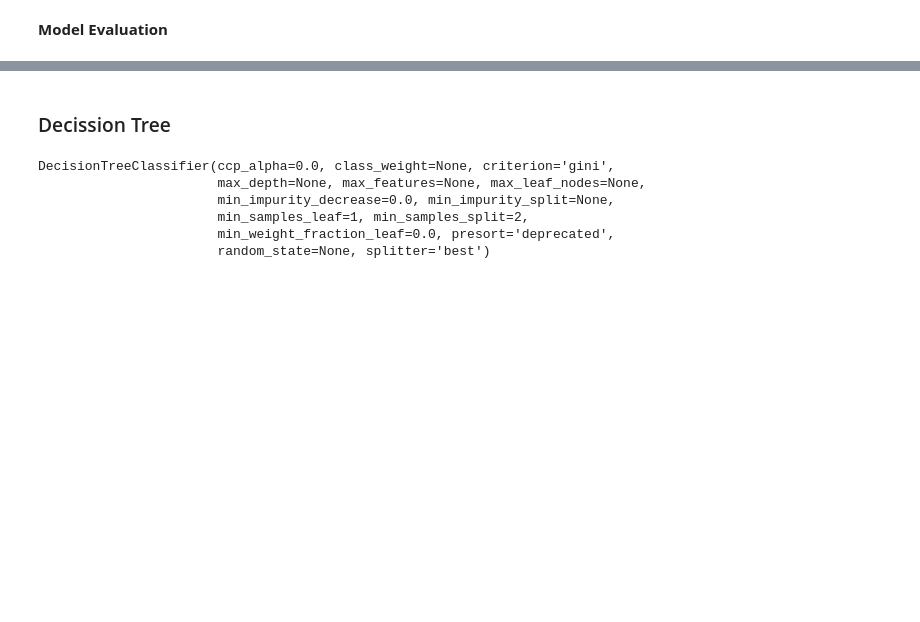
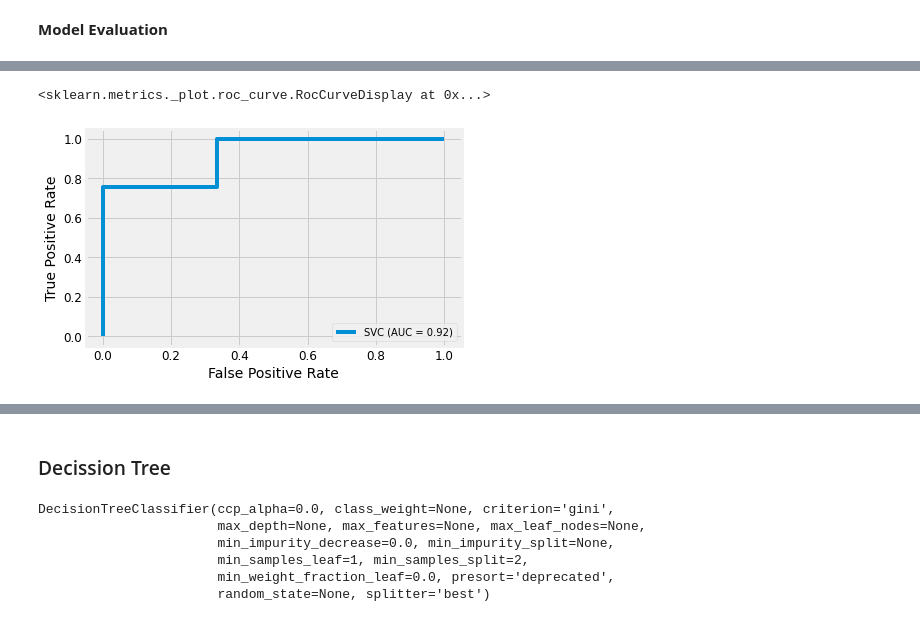
Before and after one commit to angelsmreyes/Deteccion-de-Parkinson-proyecto, a Jupyter notebook: parkinson_tuning.ipynb, the cells around one changed output, grey strips where cells are left out. Cells and saved outputs as stored; diff of their text form; code cells hidden in the pictures; blank space fills up the shorter version.

```diff
--- a/parkinson_tuning.ipynb
+++ b/parkinson_tuning.ipynb
@@ -374,3 +377,8 @@ plt.grid(b=None)
+# %%
+plot_roc_curve(clf2, X_test, y_test)
+# %% [output]
+<sklearn.metrics._plot.roc_curve.RocCurveDisplay at 0x...>
+[figure, added]
 # %%
 metrics.roc_auc_score(y_test, y_pred2)
 # %% [output]
```
Also changed, not shown: parts of 29 cells of this notebook.
